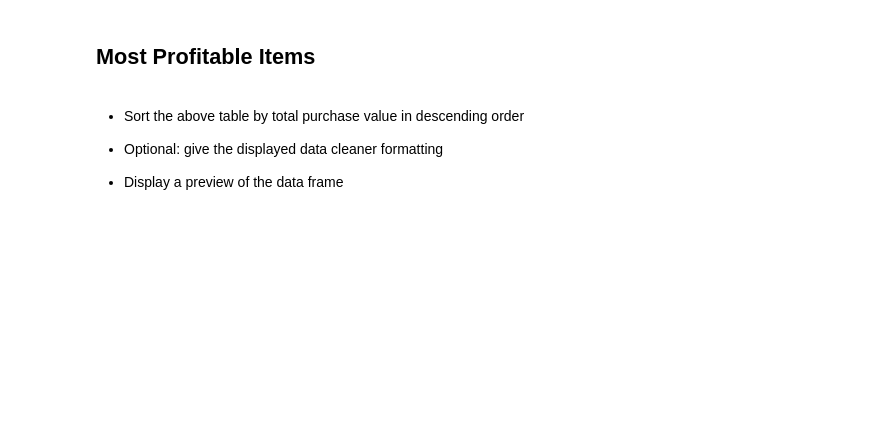
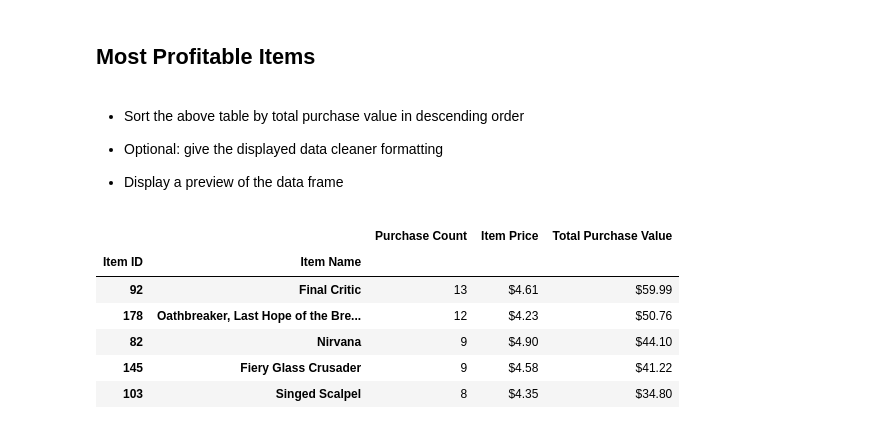
Before and after one commit to meghanvl/game_analysis, a Jupyter notebook: HeroesOfPymoli/HeroesOfPymoli_starter.ipynb, the cells around one changed output. Drawn from its saved outputs; the diff is of its cells as text; code cells hidden in the pictures; blank space fills up the shorter version.

```diff
--- a/HeroesOfPymoli/HeroesOfPymoli_starter.ipynb
+++ b/HeroesOfPymoli/HeroesOfPymoli_starter.ipynb
@@ -251,3 +265,20 @@ grouped_items = purchase_data.groupby(["Item ID", "Item Name"])
 
 
 * Display a preview of the data frame
+# %%
+grouped_items = purchase_data.groupby(["Item ID", "Item Name"])
+purchase_count = grouped_items.count()["Purchase ID"]
+average_purchase = grouped_items.mean()["Price"]
+total_purchase = grouped_items.sum()["Price"]
+most_profitable = pd.DataFrame({"Purchase Count": purchase_count, "Item Price": average_purchase, "Total Purchase Value": total_purchase})
+most_profitable = most_profitable.sort_values("Total Purchase Value", ascending=False).head()
+most_profitable = most_profitable.style.format({"Item Price": "${:.2f}", "Total Purchase Value": "${:.2f}"})
+most_profitable
+# %% [output]
+|  |  | Purchase Count | Item Price | Total Purchase Value |
+| Item ID | Item Name |  |  |  |
+| 92 | Final Critic | 13 | $4.61 | $59.99 |
+| 178 | Oathbreaker, Last Hope of the Bre... | 12 | $4.23 | $50.76 |
+| 82 | Nirvana | 9 | $4.90 | $44.10 |
+| 145 | Fiery Glass Crusader | 9 | $4.58 | $41.22 |
+| 103 | Singed Scalpel | 8 | $4.35 | $34.80 |
```
Also changed, not shown: parts of 3 cells of this notebook.
